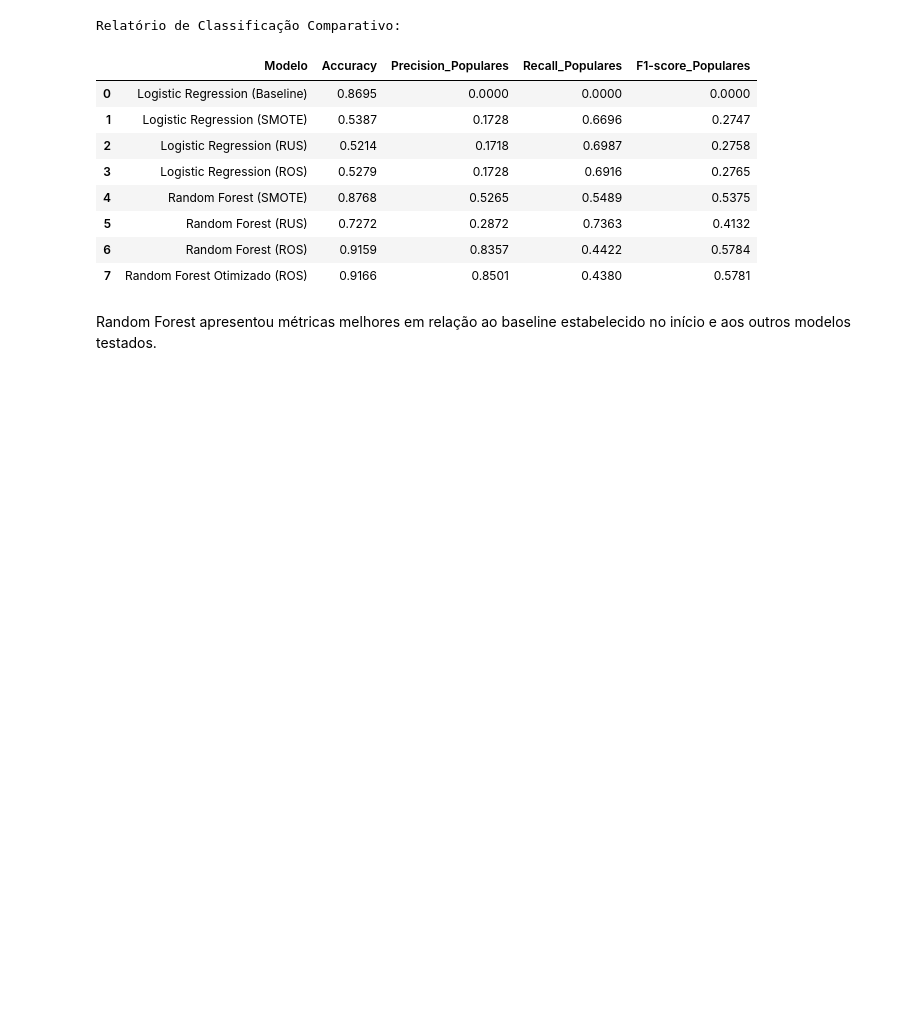
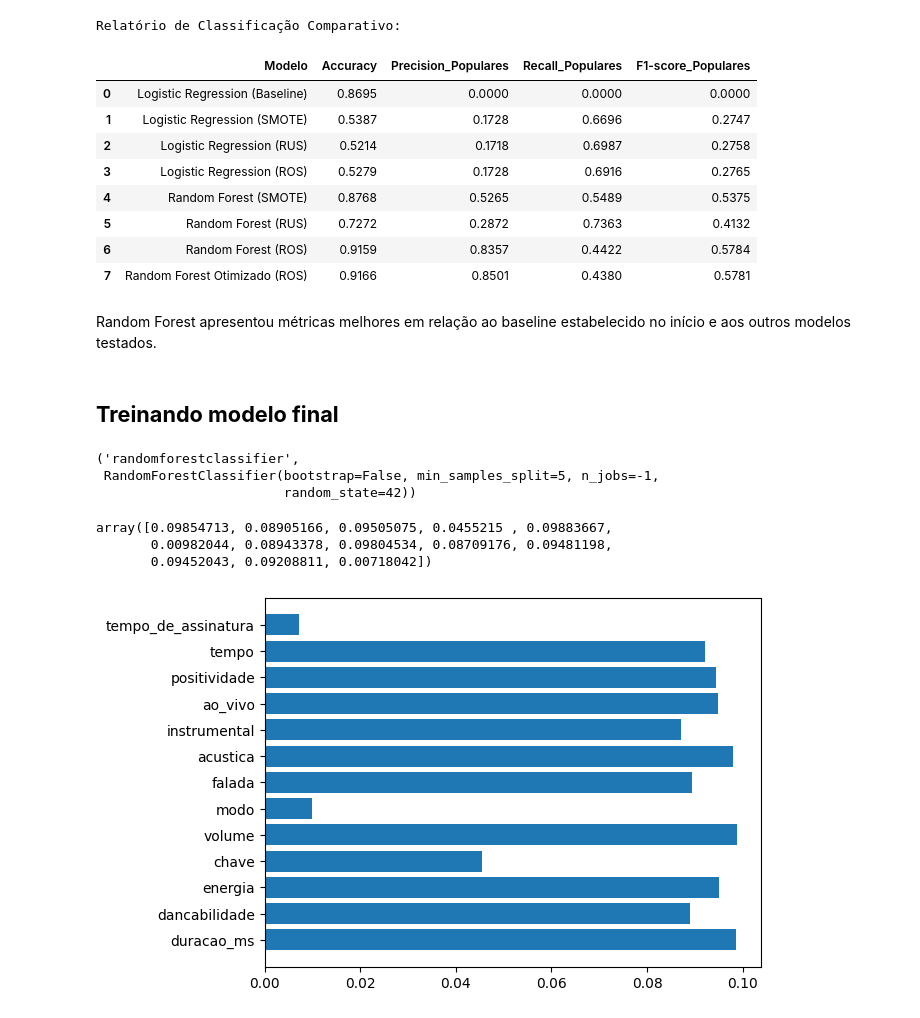
Before and after one commit to AleixoCodes/Machine-Learning-com-dados-do-Spotify, a Jupyter notebook: Analise_dos_dados_com_ML.ipynb, the cells around one changed output. Saved outputs shown, nothing was run; the diff lists cells and outputs as text; code cells hidden in the pictures; blank space fills up the shorter version.

```diff
--- a/Analise_dos_dados_com_ML.ipynb
+++ b/Analise_dos_dados_com_ML.ipynb
@@ -694,3 +725,43 @@ Relatório de Classificação Comparativo:
 | 7 | Random Forest Otimizado (ROS) | 0.9166 | 0.8501 | 0.4380 | 0.5781 |
 # %% [markdown]
 Random Forest apresentou métricas melhores em relação ao baseline estabelecido no início e aos outros modelos testados.
+# %% [markdown]
+## **Treinando modelo final**
+# %%
+from imblearn.pipeline import make_pipeline as imbalanced_make_pipeline
+
+# Usando os nomes corretos das variáveis definidas anteriormente
+X_all = dadosTreino.drop(columns=['popular_binario'])
+y_all = dadosTreino['popular_binario']
+
+# 'best_rf_ros' é o modelo que encontramos no RandomizedSearchCV
+final_model = best_rf_ros
+
+# Definindo o pipeline com o RandomOverSampler e o modelo final
+pipeline = imbalanced_make_pipeline(RandomOverSampler(random_state=42), final_model)
+
+# Treinando o modelo final com todos os dados de treino
+model = pipeline.fit(X_all, y_all)
+
+# Acessando o classificador dentro do pipeline para conferir os passos
+model.steps[1]
+# %% [output]
+('randomforestclassifier',
+ RandomForestClassifier(bootstrap=False, min_samples_split=5, n_jobs=-1,
+                        random_state=42))
+# %%
+lista = model.steps[1][1].feature_importances_
+lista
+# %% [output]
+array([0.09854713, 0.08905166, 0.09505075, 0.0455215 , 0.09883667,
+       0.00982044, 0.08943378, 0.09804534, 0.08709176, 0.09481198,
+       0.09452043, 0.09208811, 0.00718042])
+# %%
+# lista de nomes
+nomes = dados_quantitativos.columns
+
+plt.barh(dados_quantitativos.drop(columns=['popular_binario']).columns.tolist(), lista.tolist())
+
+plt.show()
+# %% [output]
+[figure, added]
```
Also changed, not shown: parts of 12 cells of this notebook.
